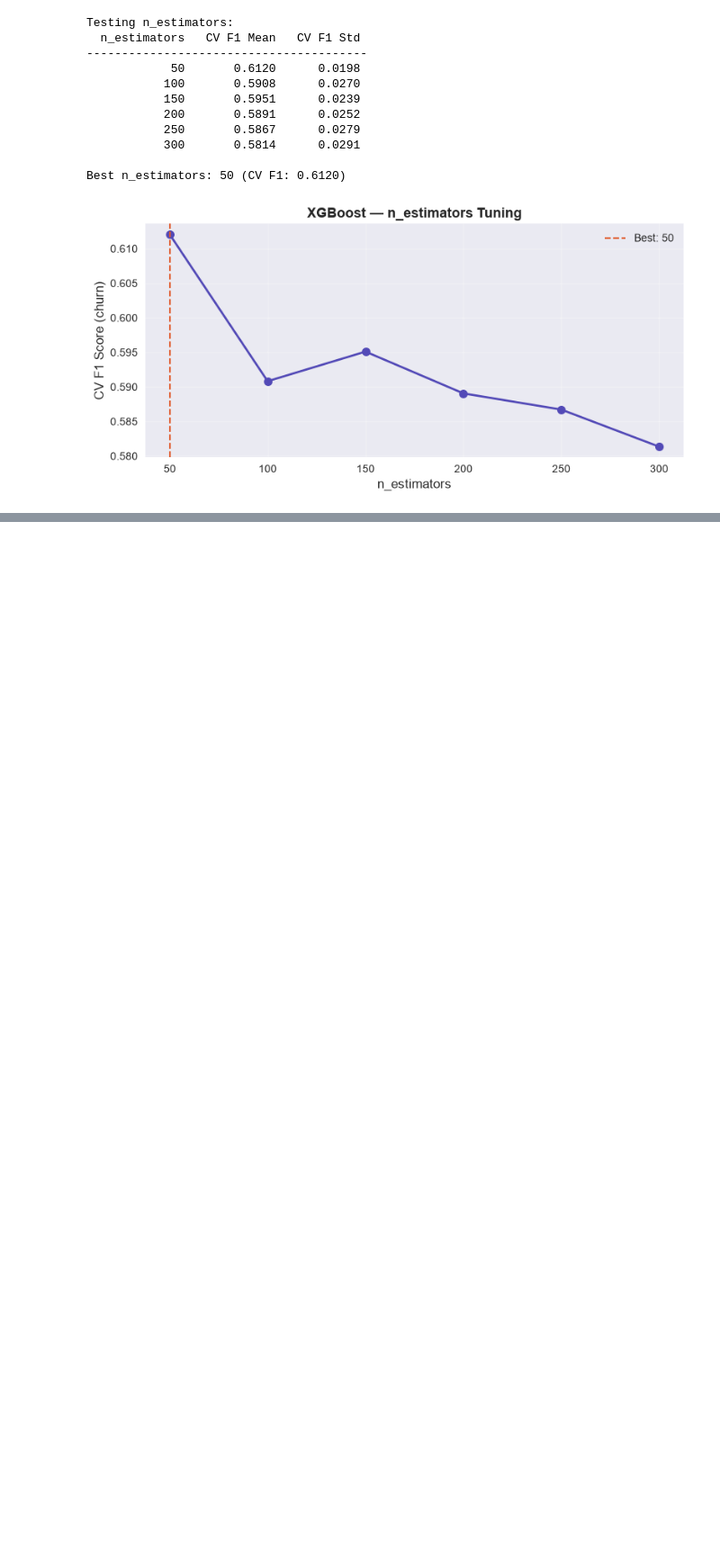
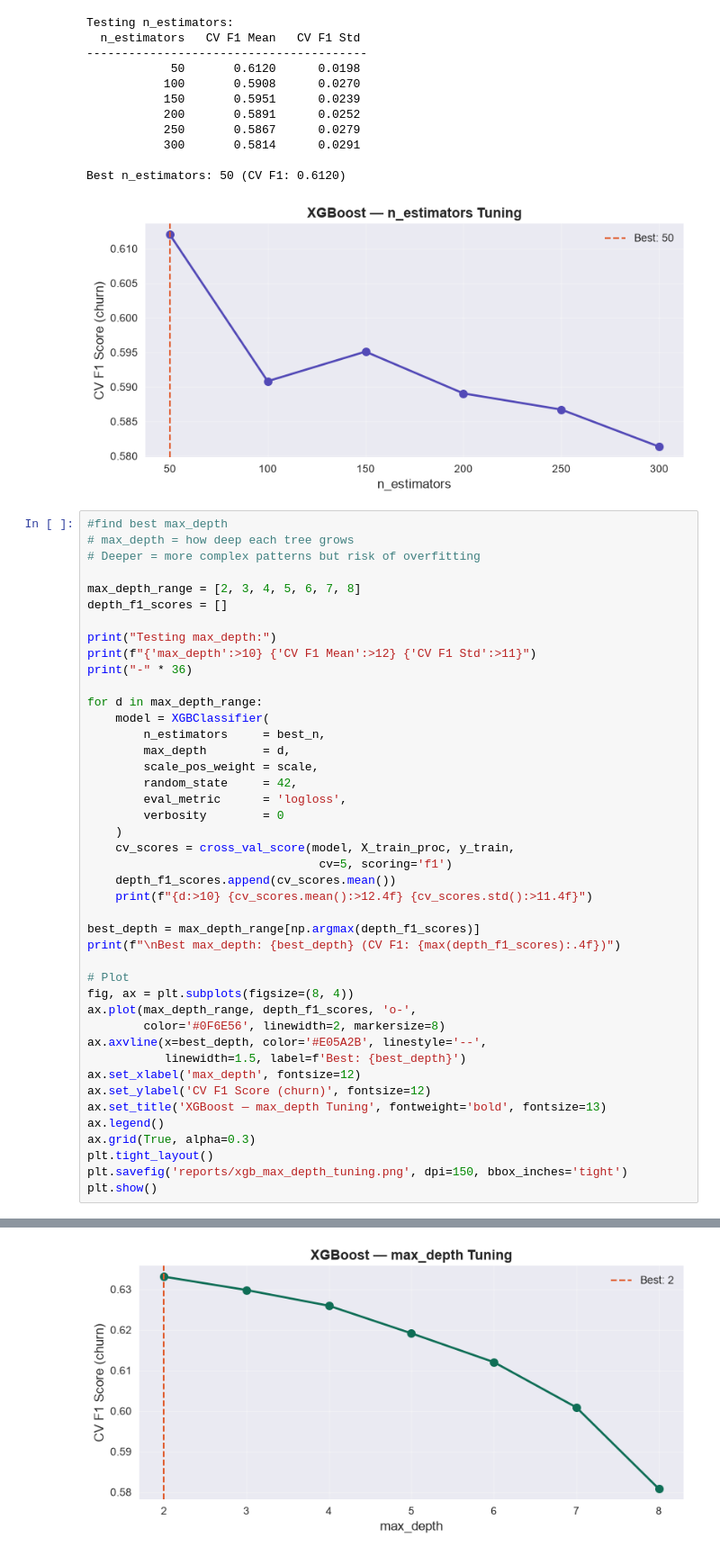
Before and after one commit to Kasak02/churn-predictor, a Jupyter notebook: 05_model_training.ipynb, the cells around one changed output, grey strips where cells are left out. Shown at 90% size. Saved outputs shown, nothing was run; the diff lists cells and outputs as text; blank space fills up the shorter version.

```diff
--- a/05_model_training.ipynb
+++ b/05_model_training.ipynb
@@ -823,3 +823,47 @@ Testing n_estimators:
 
 Best n_estimators: 50 (CV F1: 0.6120)
 [figure]
+# %%
+#find best max_depth
+# max_depth = how deep each tree grows
+# Deeper = more complex patterns but risk of overfitting
+
+max_depth_range = [2, 3, 4, 5, 6, 7, 8]
+depth_f1_scores = []
+
+print("Testing max_depth:")
+print(f"{'max_depth':>10} {'CV F1 Mean':>12} {'CV F1 Std':>11}")
+print("-" * 36)
+
+for d in max_depth_range:
+    model = XGBClassifier(
+        n_estimators     = best_n,
+        max_depth        = d,
+        scale_pos_weight = scale,
+        random_state     = 42,
+        eval_metric      = 'logloss',
+        verbosity        = 0
+    )
+    cv_scores = cross_val_score(model, X_train_proc, y_train,
+                                 cv=5, scoring='f1')
+    depth_f1_scores.append(cv_scores.mean())
+    print(f"{d:>10} {cv_scores.mean():>12.4f} {cv_scores.std():>11.4f}")
+
+best_depth = max_depth_range[np.argmax(depth_f1_scores)]
+print(f"\nBest max_depth: {best_depth} (CV F1: {max(depth_f1_scores):.4f})")
+
+# Plot
+fig, ax = plt.subplots(figsize=(8, 4))
+ax.plot(max_depth_range, depth_f1_scores, 'o-',
+        color='#0F6E56', linewidth=2, markersize=8)
+ax.axvline(x=best_depth, color='#E05A2B', linestyle='--',
+           linewidth=1.5, label=f'Best: {best_depth}')
+ax.set_xlabel('max_depth', fontsize=12)
+ax.set_ylabel('CV F1 Score (churn)', fontsize=12)
+ax.set_title('XGBoost — max_depth Tuning', fontweight='bold', fontsize=13)
+ax.legend()
+ax.grid(True, alpha=0.3)
+plt.tight_layout()
+plt.savefig('reports/xgb_max_depth_tuning.png', dpi=150, bbox_inches='tight')
+plt.show()
+# %% [output]
@@ -825,0 +882 @@ Best n_estimators: 50 (CV F1: 0.6120)
+[figure, added]
```
Also changed, not shown: parts of 24 cells of this notebook, 7 other files.
